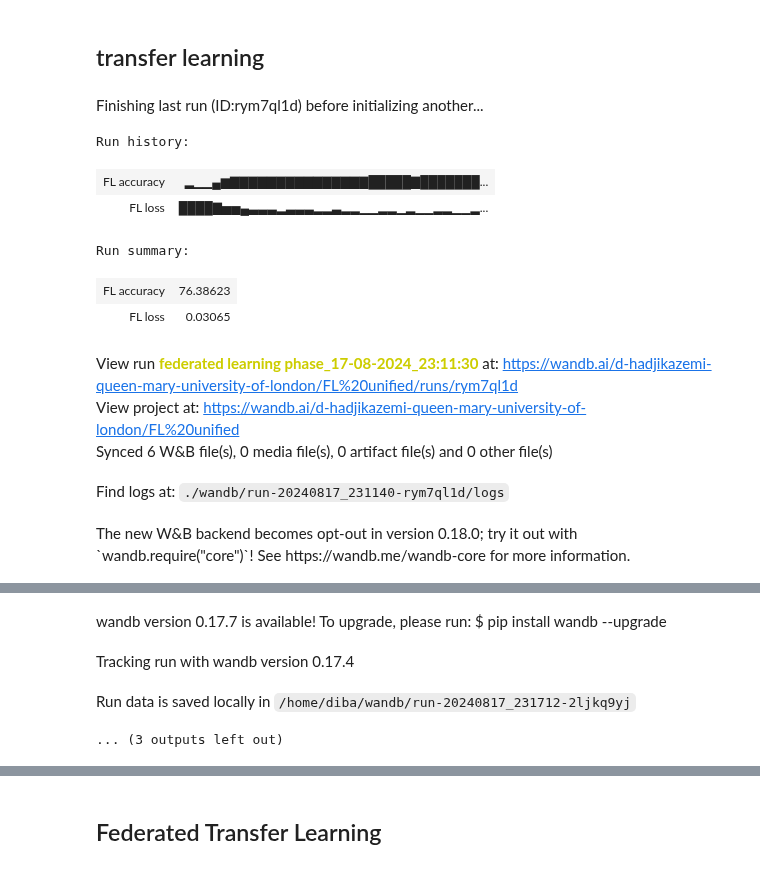
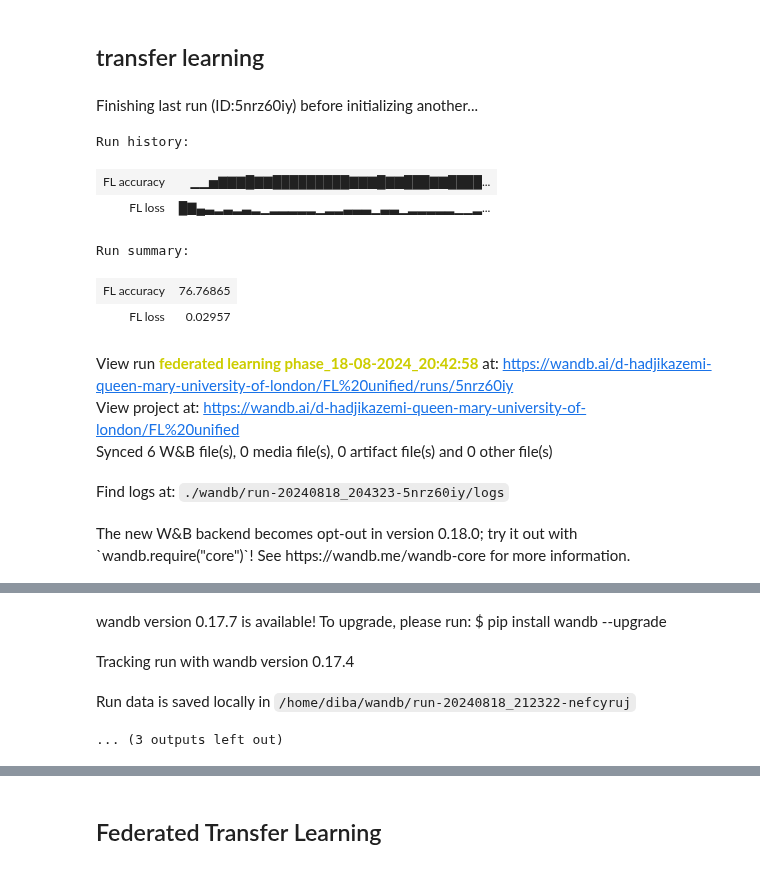
Before and after one commit to dibahk/FTL-on-Predictive-Maintenace, a Jupyter notebook: FTL/FTL_unified_train.ipynb, the cells around one changed output, grey strips where cells are left out. Drawn from its saved outputs; the diff is of its cells as text; code cells hidden in the pictures.

```diff
--- a/FTL/FTL_unified_train.ipynb
+++ b/FTL/FTL_unified_train.ipynb
@@ -608,36 +619,35 @@ tensor(76.4818, device='cuda:0')
 # %%
 wandb.init(
     # set the wandb project where this run will be logged
     project="FTL unified",
     name= "transfer learning phase_{}".format(date_time),
     # track hyperparameters and run metadata
-    config={
+    config= {
     "learning_rate": 0.0001,
     "architecture": "CNN",
     "epochs": 100,
     "batch_size": 64,
     "decay":0,
     'dropout': 0.001,
     "learning_rate_FL": 0.0001,
     "batch_size_FL": 64,
     "decay_FL": 1e-5,
     'num_rounds_FL': 50,
     'epochs_FL': 100,
     'dropout_FL': 0.001
     }
 )
-
-configuration  = dict(wandb.config)
+configuration_TL = dict(wandb.config)
 # %% [output]
-Finishing last run (ID:rym7ql1d) before initializing another...
+Finishing last run (ID:5nrz60iy) before initializing another...
 Run history:
-| FL accuracy | ▂▁▁▄▆▇▇▇▇▇▇▇▇▇▇▇▇▇▇▇█████▇███████... |
-| FL loss | ████▇▅▅▄▃▃▃▂▃▃▃▂▂▃▂▂▁▁▂▂▁▂▁▁▂▂▁▁▂... |
+| FL accuracy | ▁▁▅▇▇▇█▇▇█████████▇▇▇█▇▇███▇▇████... |
+| FL loss | █▇▄▃▂▃▂▃▂▁▂▂▂▂▂▁▂▂▃▃▃▁▃▃▁▂▂▂▂▂▁▁▂... |
 Run summary:
-| FL accuracy | 76.38623 |
-| FL loss | 0.03065 |
+| FL accuracy | 76.76865 |
+| FL loss | 0.02957 |
-View run federated learning phase_17-08-2024_23:11:30 at: https://wandb.ai/d-hadjikazemi-queen-mary-university-of-london/FL%20unified/runs/rym7ql1d
+View run federated learning phase_18-08-2024_20:42:58 at: https://wandb.ai/d-hadjikazemi-queen-mary-university-of-london/FL%20unified/runs/5nrz60iy
 View project at: https://wandb.ai/d-hadjikazemi-queen-mary-university-of-london/FL%20unified
 Synced 6 W&B file(s), 0 media file(s), 0 artifact file(s) and 0 other file(s)
-Find logs at: ./wandb/run-20240817_231140-rym7ql1d/logs
+Find logs at: ./wandb/run-20240818_204323-5nrz60iy/logs
 The new W&B backend becomes opt-out in version 0.18.0; try it out with `wandb.require("core")`! See https://wandb.me/wandb-core for more information.
@@ -645,6 +655,6 @@ Successfully finished last run (ID:rym7ql1d). Initializing new run:
 wandb version 0.17.7 is available! To upgrade, please run: $ pip install wandb --upgrade
 Tracking run with wandb version 0.17.4
-Run data is saved locally in /home/diba/wandb/run-20240817_231712-2ljkq9yj
+Run data is saved locally in /home/diba/wandb/run-20240818_212322-nefcyruj
 ... (3 outputs left out)
 # %%
 losses_transfer = []
```
Also changed, not shown: parts of 15 cells of this notebook.
